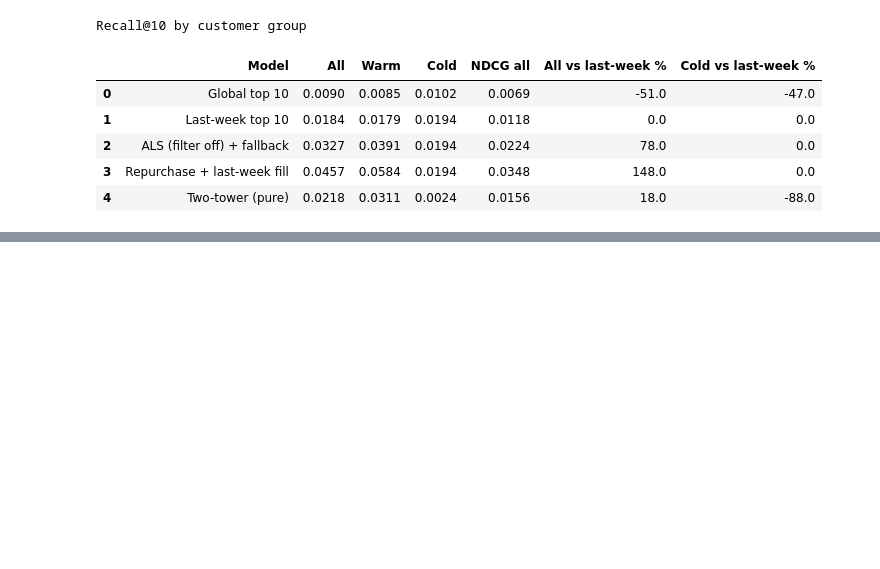
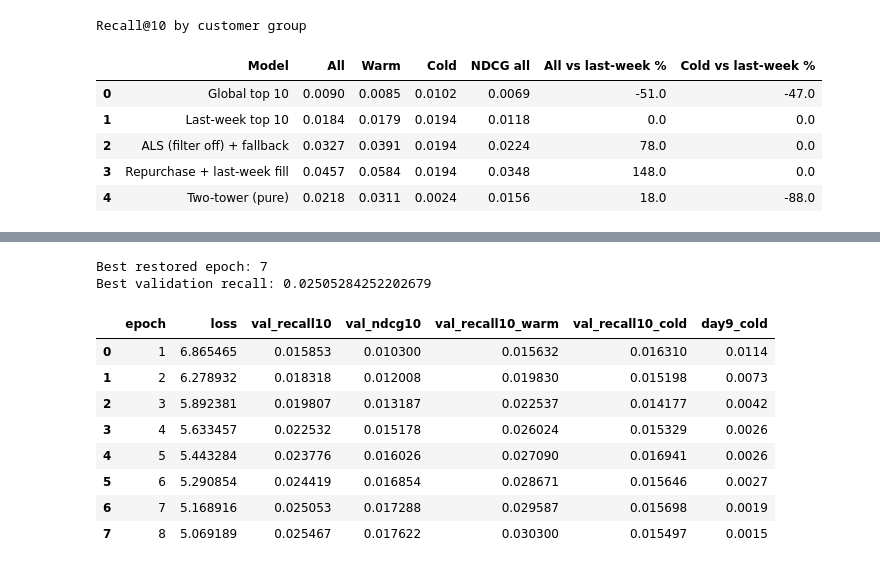
Before and after one commit to suvignan/Recommendation_System, a Jupyter notebook: notebooks/06_two_tower.ipynb, the cells around one changed output, grey strips where cells are left out. Drawn from its saved outputs; the diff is of its cells as text; code cells hidden in the pictures; blank space fills up the shorter version.

```diff
--- a/notebooks/06_two_tower.ipynb
+++ b/notebooks/06_two_tower.ipynb
@@ -1080,0 +1219,38 @@ Recall@10 by customer group
+# %%
+# Step 5b: Build per-epoch results table
+
+iddrop_table = pd.DataFrame(iddrop_history.history)
+
+iddrop_table.insert(
+    0,
+    'epoch',
+    range(1, len(iddrop_table) + 1)
+)
+
+# Get the epoch actually restored by EarlyStopping
+iddrop_best_epoch = iddrop_early_stopping.best_epoch + 1
+
+# Add Day 9 cold recall for comparison
+day9_cold = [
+    0.0114, 0.0073, 0.0042, 0.0026,
+    0.0026, 0.0027, 0.0019, 0.0015
+]
+
+iddrop_table['day9_cold'] = day9_cold[:len(iddrop_table)]
+
+print(f"Best restored epoch: {iddrop_best_epoch}")
+print(f"Best validation recall: {iddrop_early_stopping.best}")
+
+display(iddrop_table)
+# %% [output]
+Best restored epoch: 7
+Best validation recall: 0.02505284252202679
+|  | epoch | loss | val_recall10 | val_ndcg10 | val_recall10_warm | val_recall10_cold | day9_cold |
+| 0 | 1 | 6.865465 | 0.015853 | 0.010300 | 0.015632 | 0.016310 | 0.0114 |
+| 1 | 2 | 6.278932 | 0.018318 | 0.012008 | 0.019830 | 0.015198 | 0.0073 |
+| 2 | 3 | 5.892381 | 0.019807 | 0.013187 | 0.022537 | 0.014177 | 0.0042 |
+| 3 | 4 | 5.633457 | 0.022532 | 0.015178 | 0.026024 | 0.015329 | 0.0026 |
+| 4 | 5 | 5.443284 | 0.023776 | 0.016026 | 0.027090 | 0.016941 | 0.0026 |
+| 5 | 6 | 5.290854 | 0.024419 | 0.016854 | 0.028671 | 0.015646 | 0.0027 |
+| 6 | 7 | 5.168916 | 0.025053 | 0.017288 | 0.029587 | 0.015698 | 0.0019 |
+| 7 | 8 | 5.069189 | 0.025467 | 0.017622 | 0.030300 | 0.015497 | 0.0015 |
```
Also changed, not shown: parts of 16 cells of this notebook, 4 other files.
